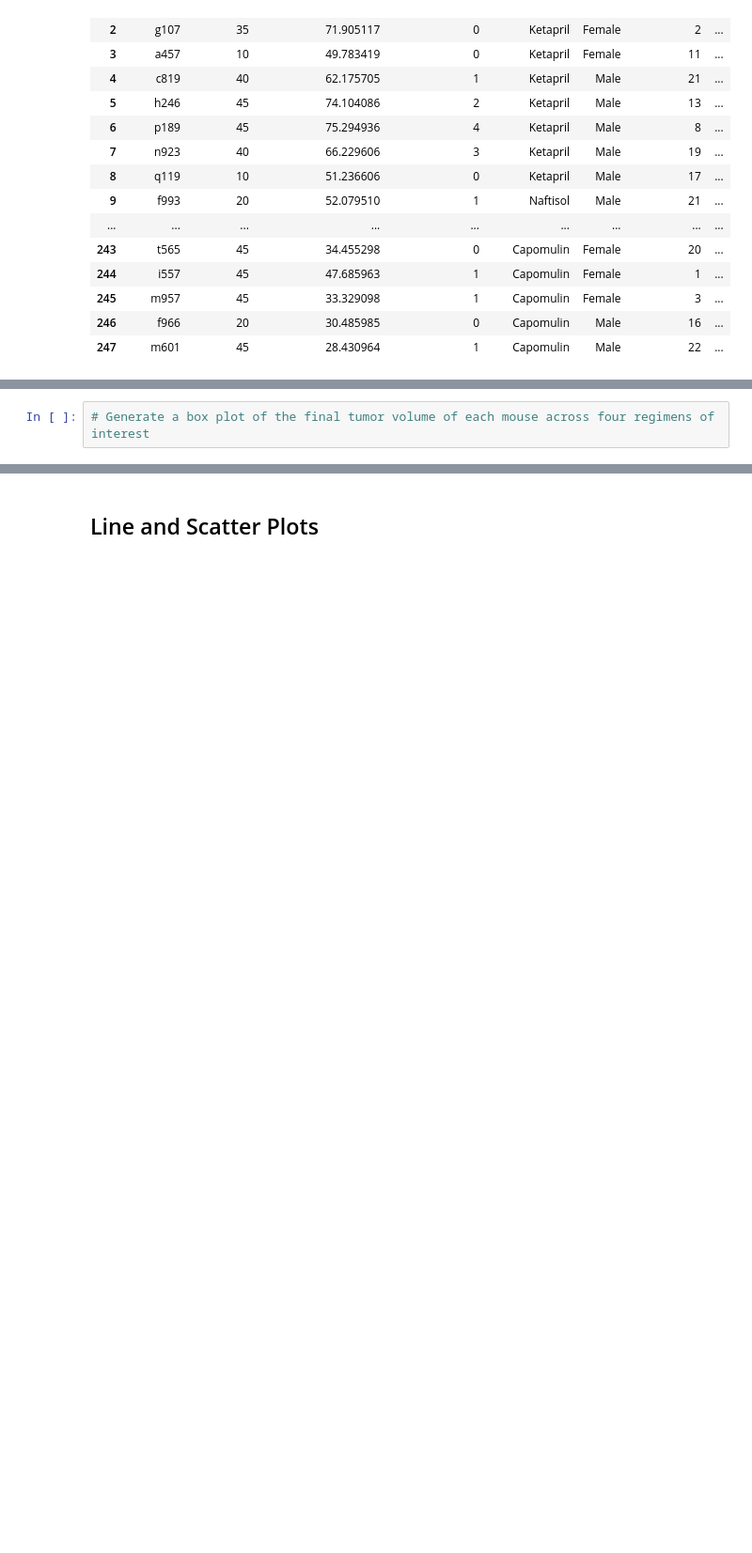
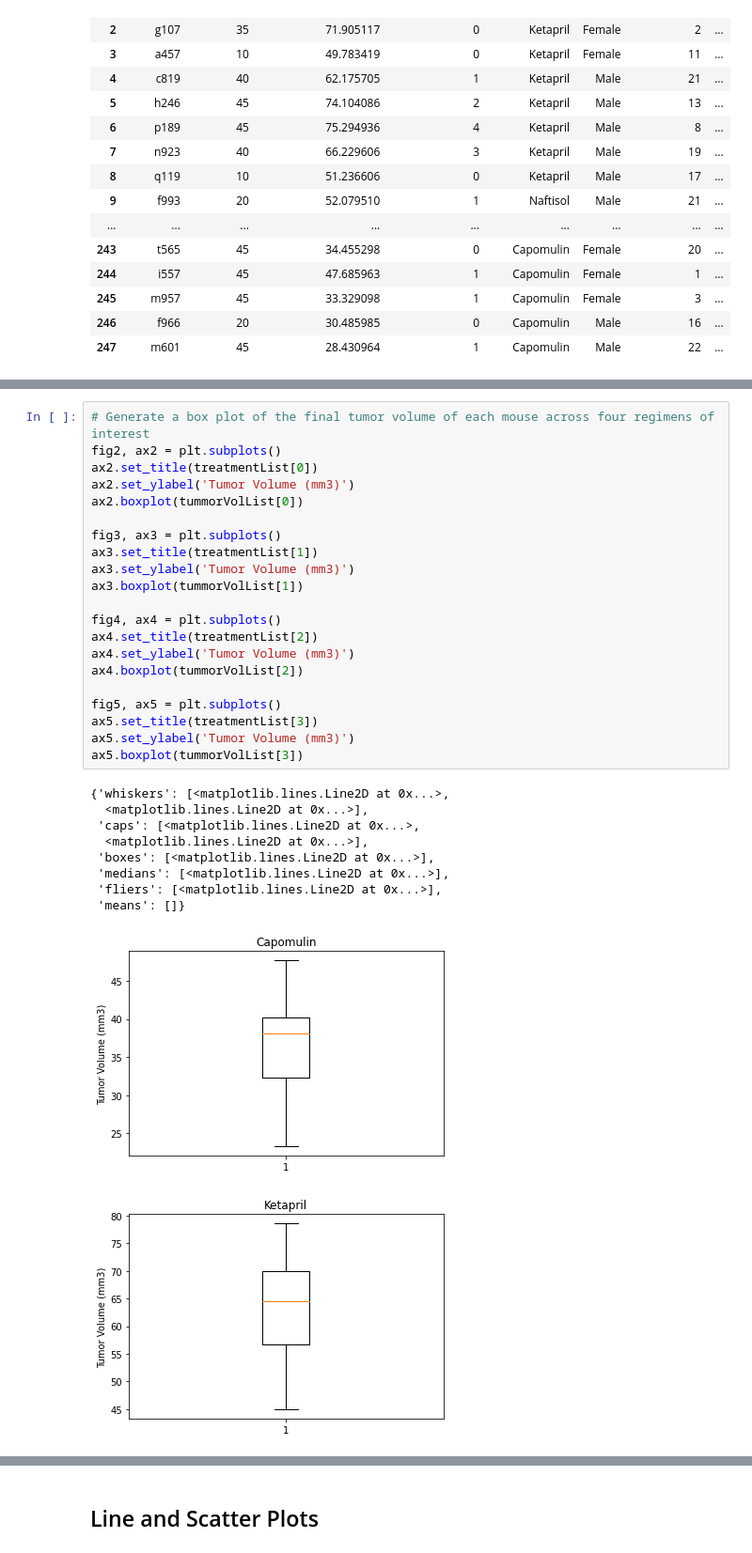
Before and after one commit to RebelDroid09/graphing-challenge, a Jupyter notebook: pymaceuticals_starter.ipynb, the cells around one changed output, grey strips where cells are left out. Shown at 94% size. Drawn from its saved outputs; the diff is of its cells as text; blank space fills up the shorter version.

Commit message:
Update pymaceuticals_starter.ipynb
Box and whisker plots completed, and scatter plots completed.

```diff
--- a/pymaceuticals_starter.ipynb
+++ b/pymaceuticals_starter.ipynb
@@ -273,2 +290,32 @@ print(outlier_datapoints)
-# %%
-# Generate a box plot of the final tumor volume of each mouse across four regimens of interest
+# %%
+# Generate a box plot of the final tumor volume of each mouse across four regimens of interest
+fig2, ax2 = plt.subplots()
+ax2.set_title(treatmentList[0])
+ax2.set_ylabel('Tumor Volume (mm3)')
+ax2.boxplot(tummorVolList[0])
+
+fig3, ax3 = plt.subplots()
+ax3.set_title(treatmentList[1])
+ax3.set_ylabel('Tumor Volume (mm3)')
+ax3.boxplot(tummorVolList[1])
+
+fig4, ax4 = plt.subplots()
+ax4.set_title(treatmentList[2])
+ax4.set_ylabel('Tumor Volume (mm3)')
+ax4.boxplot(tummorVolList[2])
+
+fig5, ax5 = plt.subplots()
+ax5.set_title(treatmentList[3])
+ax5.set_ylabel('Tumor Volume (mm3)')
+ax5.boxplot(tummorVolList[3])
+# %% [output]
+{'whiskers': [<matplotlib.lines.Line2D at 0x...>,
+  <matplotlib.lines.Line2D at 0x...>],
+ 'caps': [<matplotlib.lines.Line2D at 0x...>,
+  <matplotlib.lines.Line2D at 0x...>],
+ 'boxes': [<matplotlib.lines.Line2D at 0x...>],
+ 'medians': [<matplotlib.lines.Line2D at 0x...>],
+ 'fliers': [<matplotlib.lines.Line2D at 0x...>],
+ 'means': []}
+[figure, added]
+[figure, added]
```
Also changed, not shown: parts of 6 cells of this notebook.
